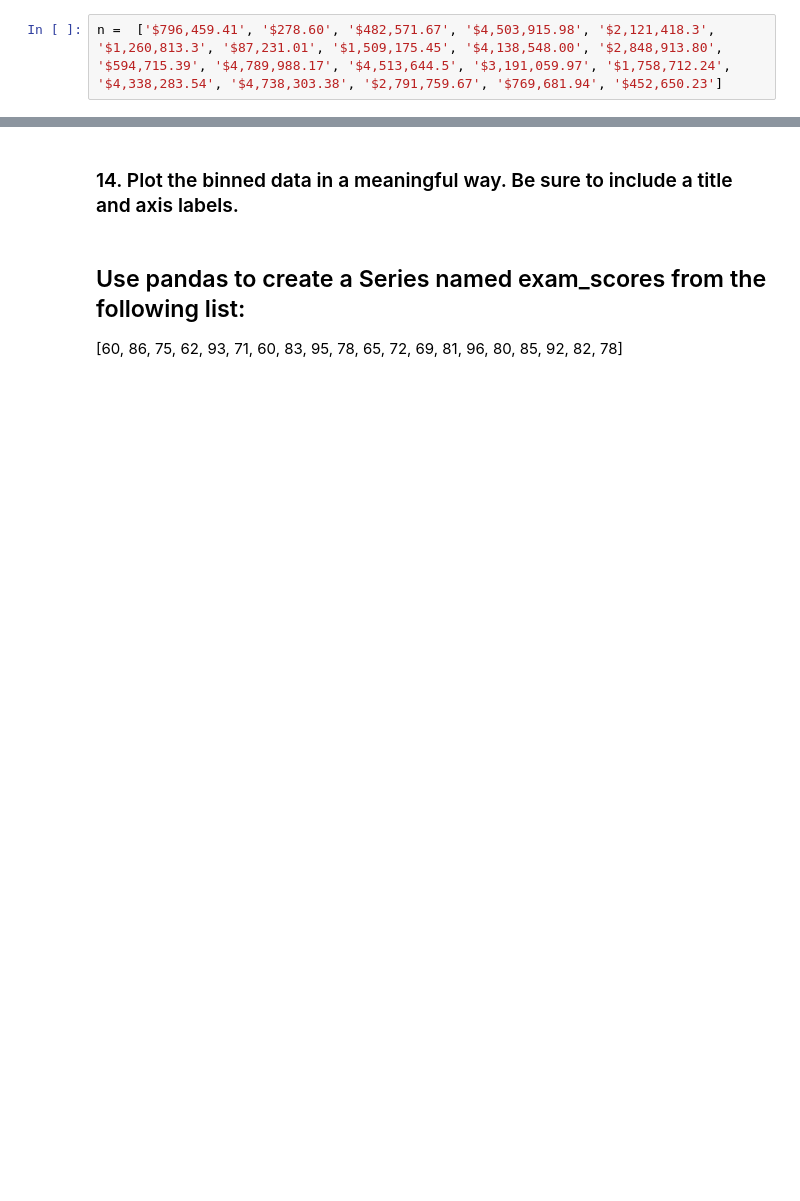
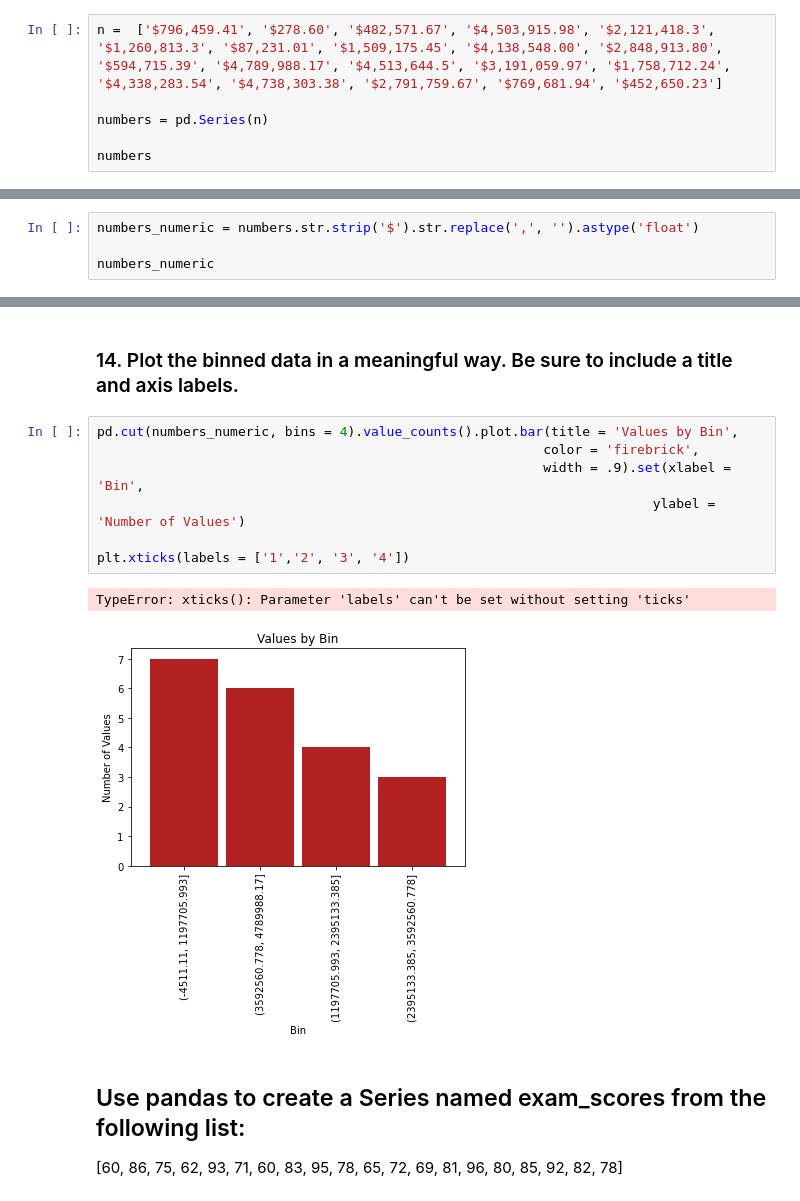
Before and after one commit to greg-maggard/numpy_pandas_visualization_exercises, a Jupyter notebook: pandas_series.ipynb, the cells around one changed output, grey strips where cells are left out. Saved outputs shown, nothing was run; the diff lists cells and outputs as text; blank space fills up the shorter version.

Commit message:
completed pandas_series exercises.

```diff
--- a/pandas_series.ipynb
+++ b/pandas_series.ipynb
@@ -214,2 +384,6 @@ dtype: object
 # %%
 n =  ['$796,459.41', '$278.60', '$482,571.67', '$4,503,915.98', '$2,121,418.3', '$1,260,813.3', '$87,231.01', '$1,509,175.45', '$4,138,548.00', '$2,848,913.80', '$594,715.39', '$4,789,988.17', '$4,513,644.5', '$3,191,059.97', '$1,758,712.24', '$4,338,283.54', '$4,738,303.38', '$2,791,759.67', '$769,681.94', '$452,650.23']
+
+numbers = pd.Series(n)
+
+numbers
@@ -220,2 +420,6 @@ n =  ['$796,459.41', '$278.60', '$482,571.67', '$4,503,915.98', '$2,121,418.3',
 # %% [markdown]
 ### 9. Perform the necessary manipulations by accessing Series attributes and methods to convert the numbers Series to a numeric data type.
+# %%
+numbers_numeric = numbers.str.strip('$').str.replace(',', '').astype('float')
+
+numbers_numeric
@@ -230,5 +472,15 @@ n =  ['$796,459.41', '$278.60', '$482,571.67', '$4,503,915.98', '$2,121,418.3',
 # %% [markdown]
 ### 14. Plot the binned data in a meaningful way. Be sure to include a title and axis labels.
+# %%
+pd.cut(numbers_numeric, bins = 4).value_counts().plot.bar(title = 'Values by Bin',
+                                                         color = 'firebrick',
+                                                         width = .9).set(xlabel = 'Bin',
+                                                                       ylabel = 'Number of Values')
+
+plt.xticks(labels = ['1','2', '3', '4'])
+# %% [output]
+TypeError: xticks(): Parameter 'labels' can't be set without setting 'ticks'
+[figure, added]
 # %% [markdown]
 ## Use pandas to create a Series named exam_scores from the following list:
 [60, 86, 75, 62, 93, 71, 60, 83, 95, 78, 65, 72, 69, 81, 96, 80, 85, 92, 82, 78]
```
Also changed, not shown: parts of 33 cells of this notebook, 1 other file.
